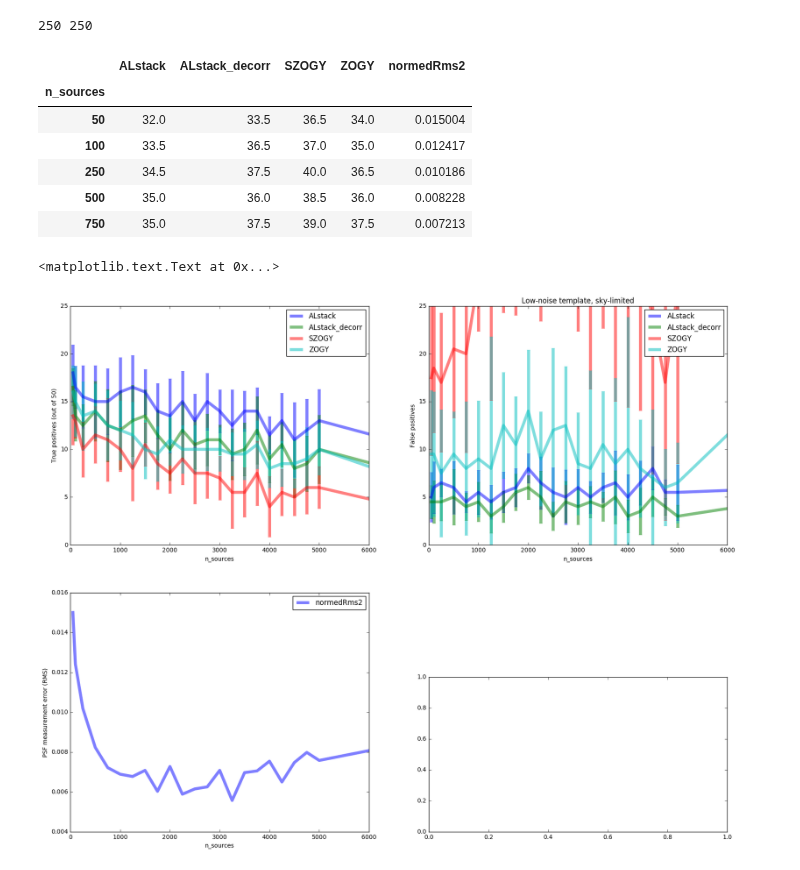
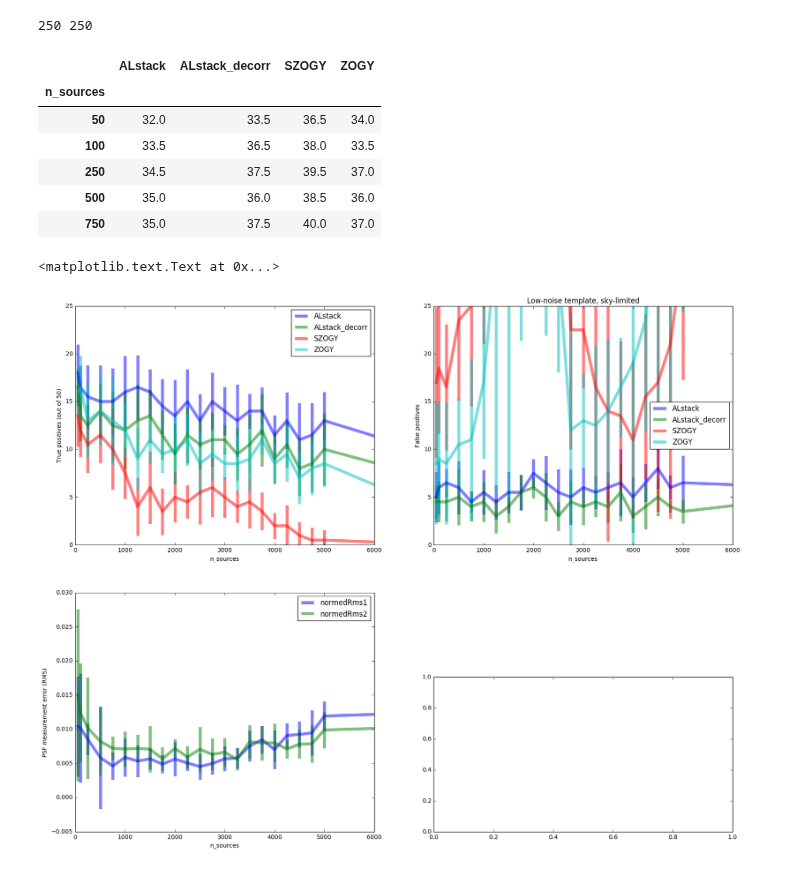
Before and after one commit to lsst-dm/diffimTests, a Jupyter notebook: 32. a. new tests vs static source density and psf measurement.ipynb, the cells around one changed output. Drawn from its saved outputs; the diff is of its cells as text; code cells hidden in the pictures.

```diff
--- a/32. a. new tests vs static source density and psf measurement.ipynb
+++ b/32. a. new tests vs static source density and psf measurement.ipynb
@@ -20,7 +20,7 @@ testResults1 = dit.multi.runMultiDiffimTests(varSourceFlux=620.,
                                              #templateNoNoise=True, skyLimited=True,
                                              sky=[30., 300.],
                                              avoidAllOverlaps=0.,
-                                             n_runs=n_runs, remeasurePsfs=[False, False])
+                                             n_runs=n_runs, remeasurePsfs=[False, False], zogyImageSpace=False)
 # %% [output]
 RUNNING: 250
 CORES: 4
@@ -153,23 +156,25 @@ print len(testResults2), len(tr2)
 # %%
 TP1 = []; FP1 = []; FN1 = []
 for i, tr in enumerate(tr2):
-    rms = tr['psfInfo']['normedRms2']
-    if rms is None:
-        rms = np.nan
+    rms1 = tr['psfInfo']['normedRms1']
+    if rms1 is None:
+        rms1 = np.nan
+    rms2 = tr['psfInfo']['normedRms2']
+    if rms2 is None:
+        rms2 = np.nan
+
+    TP = {key: tr['result'][key]['TP'] for key in methods}
+    TP['n_sources'] = tr['n_sources']
+    TP['normedRms1'] = rms1
+    TP['normedRms2'] = rms2
+    TP1.append(pd.DataFrame(TP, index=[0]))
 
     FN = {key: tr['result'][key]['FN'] for key in methods}
     FN['n_sources'] = tr['n_sources']
-    FN['normedRms2'] = rms
     FN1.append(pd.DataFrame(FN, index=[0]))
-
-    TP = {key: tr['result'][key]['TP'] for key in methods}
-    TP['n_sources'] = tr['n_sources']
-    TP['normedRms2'] = rms
-    TP1.append(pd.DataFrame(TP, index=[0]))
 
     FP = {key: tr['result'][key]['FP'] for key in methods}
     FP['n_sources'] = tr['n_sources']
-    FP['normedRms2'] = rms
     FP1.append(pd.DataFrame(FP, index=[0]))
 
 FN1mn = pd.concat(FN1, axis=0).groupby('n_sources').median()
@@ -181,35 +186,37 @@ TP1err = pd.concat(TP1, axis=0).groupby('n_sources').std()
 FP1err = pd.concat(FP1, axis=0).groupby('n_sources').std()
 dit.sizeme(FN1mn.head())
 # %% [output]
-|  | ALstack | ALstack_decorr | SZOGY | ZOGY | normedRms2 |
-| n_sources |  |  |  |  |  |
-| 50 | 32.0 | 33.5 | 36.5 | 34.0 | 0.015004 |
-| 100 | 33.5 | 36.5 | 37.0 | 35.0 | 0.012417 |
-| 250 | 34.5 | 37.5 | 40.0 | 36.5 | 0.010186 |
-| 500 | 35.0 | 36.0 | 38.5 | 36.0 | 0.008228 |
-| 750 | 35.0 | 37.5 | 39.0 | 37.5 | 0.007213 |
+|  | ALstack | ALstack_decorr | SZOGY | ZOGY |
+| n_sources |  |  |  |  |
+| 50 | 32.0 | 33.5 | 36.5 | 34.0 |
+| 100 | 33.5 | 36.5 | 38.0 | 33.5 |
+| 250 | 34.5 | 37.5 | 39.5 | 37.0 |
+| 500 | 35.0 | 36.0 | 38.5 | 36.0 |
+| 750 | 35.0 | 37.5 | 40.0 | 37.0 |
 # %%
 plt.subplots(3, 2, figsize=(20, 16))
 ax = plt.subplot(221)
-TP1mn.drop(['normedRms2'], 1).reset_index().plot(x='n_sources', yerr=TP1err.drop('normedRms2', 1),
+TP1mn.drop(['normedRms1','normedRms2'], 1).reset_index().plot(x='n_sources',
+                                               yerr=TP1err.drop(['normedRms1','normedRms2'], 1),
                                                alpha=0.5, lw=5, ax=ax)
 ax.set_ylabel('True positives (out of 50)')
 ax.set_xlim(0, 6000)
 ax.set_ylim(0, 25)
 ax = plt.subplot(222)
-FP1mn.drop(['normedRms2'], 1).reset_index().plot(x='n_sources', yerr=FP1err.drop('normedRms2', 1),
-                                               alpha=0.5, lw=5, ax=ax)
+FP1mn.reset_index().plot(x='n_sources', yerr=FP1err, alpha=0.5, lw=5, ax=ax)
 ax.set_ylabel('False positives')
 ax.set_title('Low-noise template, sky-limited')
 ax.set_xlim(0, 6000)
 ax.set_ylim(0, 25)
 
 ax = plt.subplot(223)
-FP1mn[['normedRms2']].reset_index().plot(x='n_sources', alpha=0.5, lw=5, ax=ax)
+TP1mn[['normedRms1', 'normedRms2']].reset_index().plot(x='n_sources',
+                                                       yerr=TP1err[['normedRms1', 'normedRms2']],
+                                                       alpha=0.5, lw=5, ax=ax)
 ax.set_xlim(0, 6000)
 ax.set_ylabel('PSF measurement error (RMS)')
 # %% [output]
 <matplotlib.text.Text at 0x...>
-[figure, old version]
+[figure, new version]
 # %%
 TP1a = pd.concat(TP1, axis=0).drop(['normedRms2'], 1)
```
Also changed, not shown: parts of 8 cells of this notebook.
